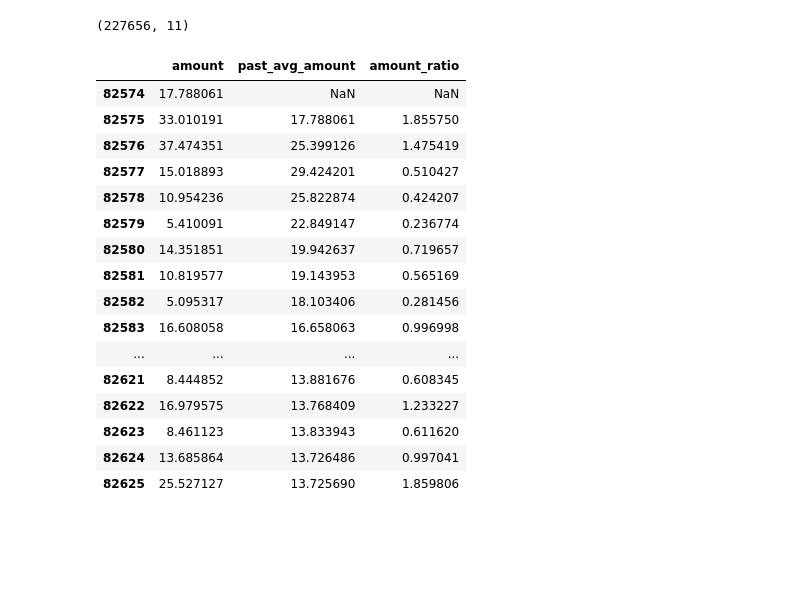
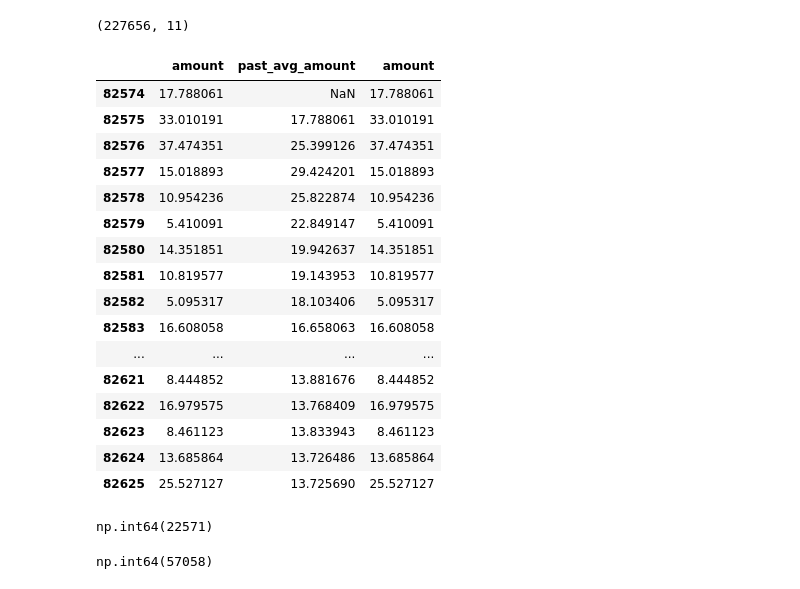
Before and after one commit to pengtor/behavioral_fraud_detection, a Jupyter notebook: notebooks/baseline.ipynb, the cells around one changed output. Drawn from its saved outputs; the diff is of its cells as text; code cells hidden in the pictures; blank space fills up the shorter version.

```diff
--- a/notebooks/baseline.ipynb
+++ b/notebooks/baseline.ipynb
@@ -32,22 +32,22 @@ filtered_user[['amount', 'past_avg_amount', 'amount_ratio']]
 
 full = full.drop(columns=['running_total', 'past_total', 'past_count'])
 # %%
-filtered_user[['amount', 'past_avg_amount', 'amount_ratio']]
+filtered_user[['amount', 'past_avg_amount', 'amount']]
 # %% [output]
-|  | amount | past_avg_amount | amount_ratio |
-| 82574 | 17.788061 | NaN | NaN |
-| 82575 | 33.010191 | 17.788061 | 1.855750 |
-| 82576 | 37.474351 | 25.399126 | 1.475419 |
-| 82577 | 15.018893 | 29.424201 | 0.510427 |
-| 82578 | 10.954236 | 25.822874 | 0.424207 |
-| 82579 | 5.410091 | 22.849147 | 0.236774 |
-| 82580 | 14.351851 | 19.942637 | 0.719657 |
-| 82581 | 10.819577 | 19.143953 | 0.565169 |
-| 82582 | 5.095317 | 18.103406 | 0.281456 |
-| 82583 | 16.608058 | 16.658063 | 0.996998 |
+|  | amount | past_avg_amount | amount |
+| 82574 | 17.788061 | NaN | 17.788061 |
+| 82575 | 33.010191 | 17.788061 | 33.010191 |
+| 82576 | 37.474351 | 25.399126 | 37.474351 |
+| 82577 | 15.018893 | 29.424201 | 15.018893 |
+| 82578 | 10.954236 | 25.822874 | 10.954236 |
+| 82579 | 5.410091 | 22.849147 | 5.410091 |
+| 82580 | 14.351851 | 19.942637 | 14.351851 |
+| 82581 | 10.819577 | 19.143953 | 10.819577 |
+| 82582 | 5.095317 | 18.103406 | 5.095317 |
+| 82583 | 16.608058 | 16.658063 | 16.608058 |
 | ... | ... | ... | ... |
-| 82621 | 8.444852 | 13.881676 | 0.608345 |
-| 82622 | 16.979575 | 13.768409 | 1.233227 |
-| 82623 | 8.461123 | 13.833943 | 0.611620 |
-| 82624 | 13.685864 | 13.726486 | 0.997041 |
-| 82625 | 25.527127 | 13.725690 | 1.859806 |
+| 82621 | 8.444852 | 13.881676 | 8.444852 |
+| 82622 | 16.979575 | 13.768409 | 16.979575 |
+| 82623 | 8.461123 | 13.833943 | 8.461123 |
+| 82624 | 13.685864 | 13.726486 | 13.685864 |
+| 82625 | 25.527127 | 13.725690 | 25.527127 |
@@ -56,0 +60,8 @@ full['is_new_device']
+# %%
+full['is_new_country'].sum()
+# %% [output]
+np.int64(22571)
+# %%
+full['is_new_merchant'].sum()
+# %% [output]
+np.int64(57058)
```
Also changed, not shown: parts of 7 cells of this notebook.
